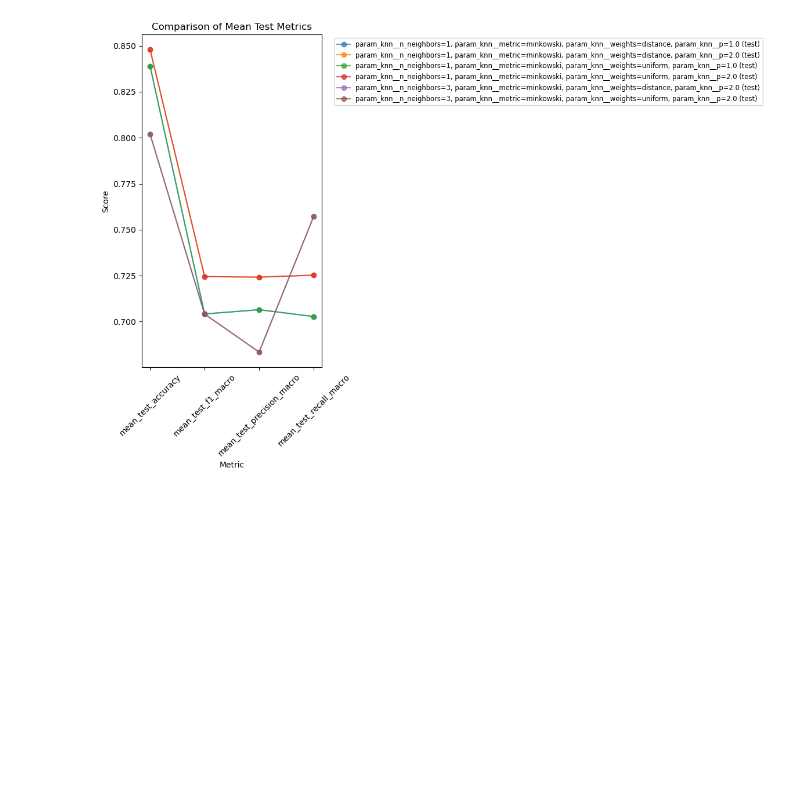
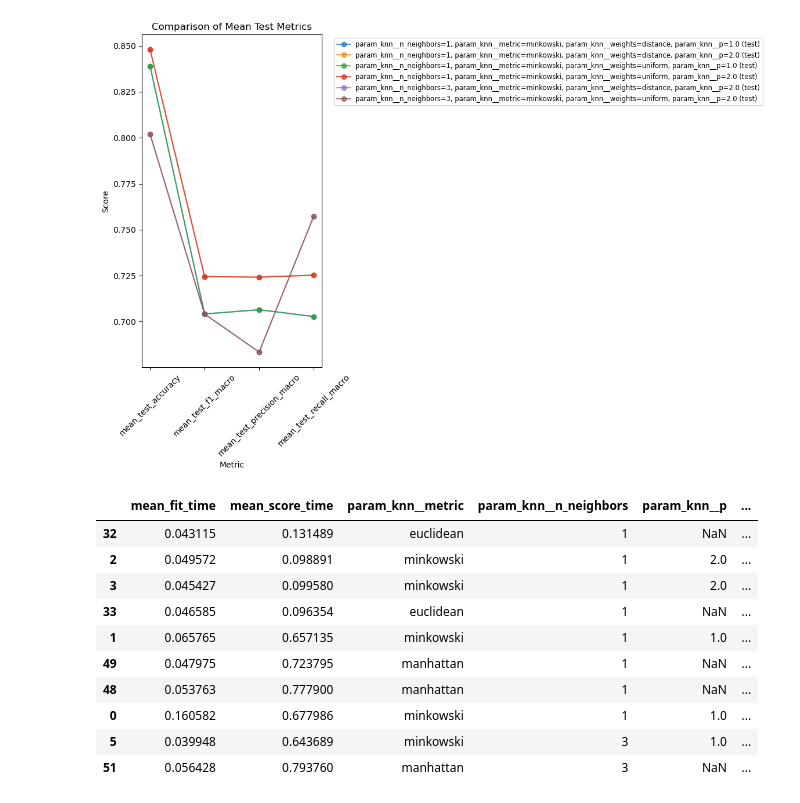
Before and after one commit to FrederickAlmeida/SpeedDating, a Jupyter notebook: modeling_knn.ipynb, the cells around one changed output. Cells and saved outputs as stored; diff of their text form; code cells hidden in the pictures; blank space fills up the shorter version.

```diff
--- a/modeling_knn.ipynb
+++ b/modeling_knn.ipynb
@@ -309,0 +309,14 @@ pipeline = Pipeline([
+# %%
+results.head(10)
+# %% [output]
+|  | mean_fit_time | mean_score_time | param_knn__metric | param_knn__n_neighbors | param_knn__p | ... |
+| 32 | 0.043115 | 0.131489 | euclidean | 1 | NaN | ... |
+| 2 | 0.049572 | 0.098891 | minkowski | 1 | 2.0 | ... |
+| 3 | 0.045427 | 0.099580 | minkowski | 1 | 2.0 | ... |
+| 33 | 0.046585 | 0.096354 | euclidean | 1 | NaN | ... |
+| 1 | 0.065765 | 0.657135 | minkowski | 1 | 1.0 | ... |
+| 49 | 0.047975 | 0.723795 | manhattan | 1 | NaN | ... |
+| 48 | 0.053763 | 0.777900 | manhattan | 1 | NaN | ... |
+| 0 | 0.160582 | 0.677986 | minkowski | 1 | 1.0 | ... |
+| 5 | 0.039948 | 0.643689 | minkowski | 3 | 1.0 | ... |
+| 51 | 0.056428 | 0.793760 | manhattan | 3 | NaN | ... |
```
Also changed, not shown: parts of 6 cells of this notebook, 1 other file.
